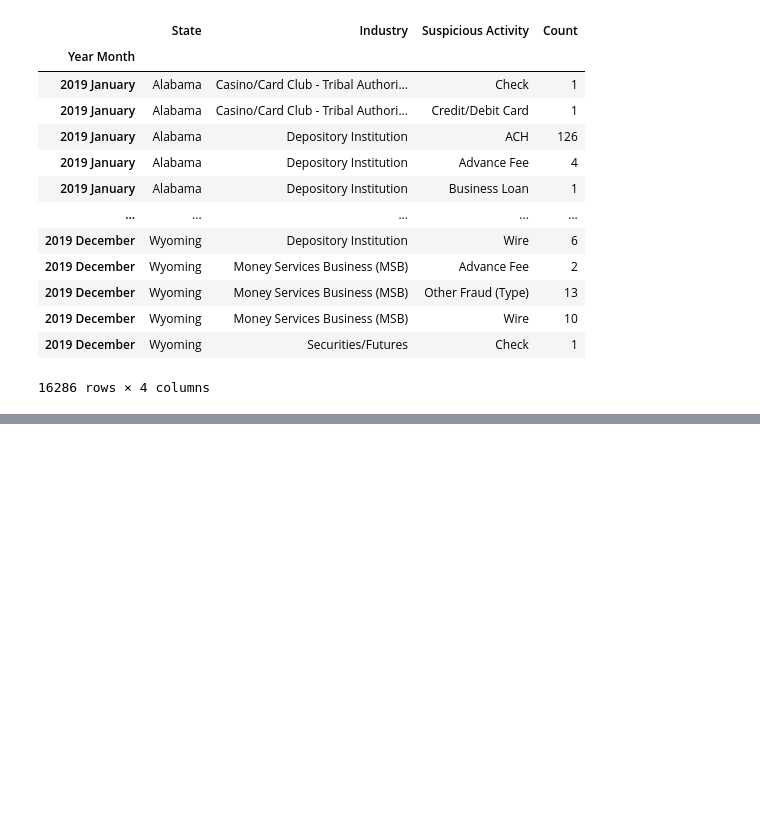
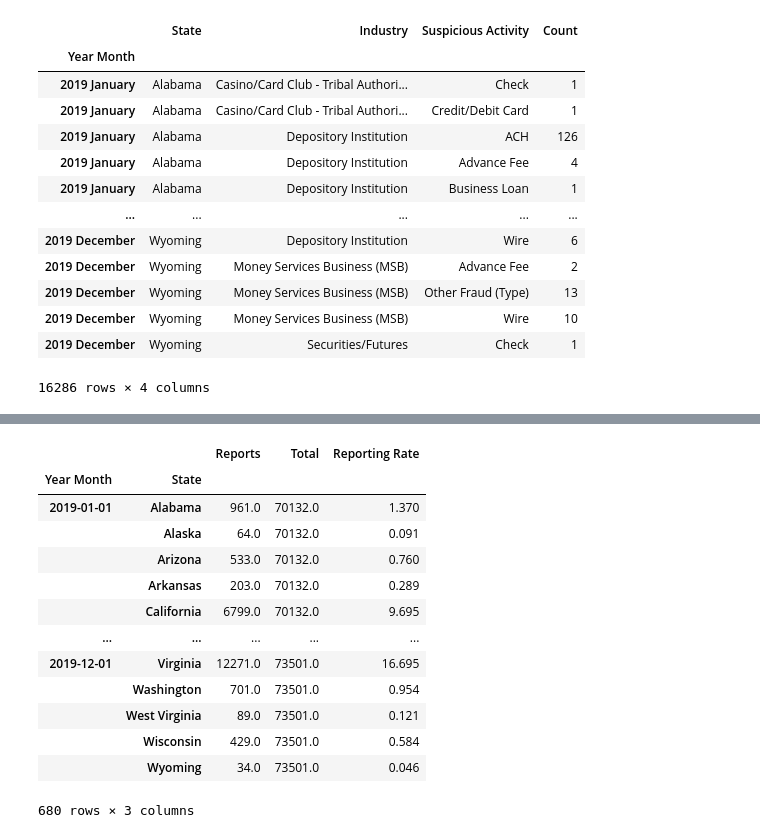
Before and after one commit to AkanSri/Project-1, a Jupyter notebook: personal-Akanksha/fraud_rate.ipynb, the cells around one changed output, grey strips where cells are left out. Cells and saved outputs as stored; diff of their text form; code cells hidden in the pictures; blank space fills up the shorter version.

Commit message:
Fraud Rate"
:q

"

```diff
--- a/personal-Akanksha/fraud_rate.ipynb
+++ b/personal-Akanksha/fraud_rate.ipynb
@@ -130,0 +120,3 @@ combined_df
+# %%
+grouped_stats_ym = sar_stats_2019_clean.groupby(['Year Month']).sum()
+grouped_stats_ym
@@ -130,0 +138,3 @@ combined_df
+# %%
+grouped_stats_ym = grouped_stats_ym.rename(columns = {'Count' : 'Total'})
+grouped_stats_ym
@@ -130,0 +156,4 @@ combined_df
+# %%
+pd.set_option("display.max_rows", 10, "display.max_columns", None)
+grouped_stats_state = grouped_stats_state.rename(columns = {'Count' : 'Reports'})
+grouped_stats_state
@@ -130,0 +175,4 @@ combined_df
+# %%
+pd.set_option("display.max_rows", 10, "display.max_columns", None)
+fraud_data = pd.merge(grouped_stats_state, grouped_stats_ym, left_on = 'Year Month',right_index=True)
+fraud_data
@@ -130,0 +194,18 @@ combined_df
+# %%
+fraud_data['Reporting Rate'] = round((fraud_data['Reports']/fraud_data['Total'])*100,3)
+fraud_data
+# %% [output]
+|  |  | Reports | Total | Reporting Rate |
+| Year Month | State |  |  |  |
+| 2019-01-01 | Alabama | 961.0 | 70132.0 | 1.370 |
+|  | Alaska | 64.0 | 70132.0 | 0.091 |
+|  | Arizona | 533.0 | 70132.0 | 0.760 |
+|  | Arkansas | 203.0 | 70132.0 | 0.289 |
+|  | California | 6799.0 | 70132.0 | 9.695 |
+| ... | ... | ... | ... | ... |
+| 2019-12-01 | Virginia | 12271.0 | 73501.0 | 16.695 |
+|  | Washington | 701.0 | 73501.0 | 0.954 |
+|  | West Virginia | 89.0 | 73501.0 | 0.121 |
+|  | Wisconsin | 429.0 | 73501.0 | 0.584 |
+|  | Wyoming | 34.0 | 73501.0 | 0.046 |
+680 rows × 3 columns
```
Also changed, not shown: parts of 17 cells of this notebook, 1 other file.
